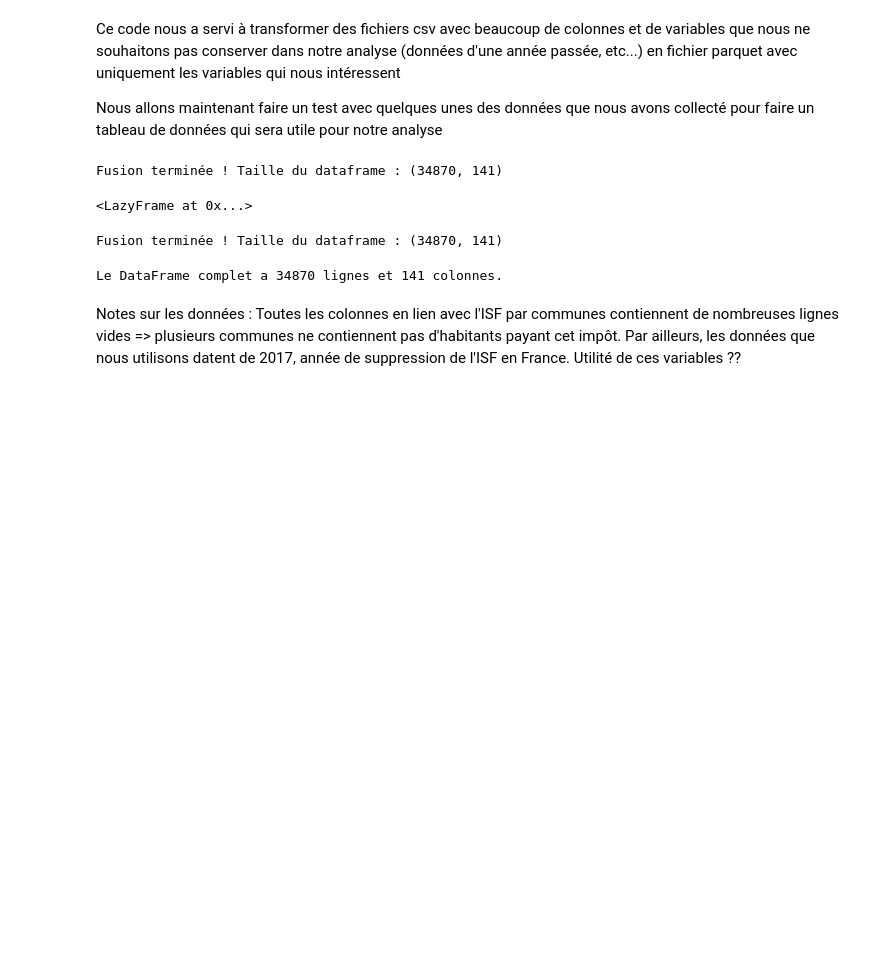
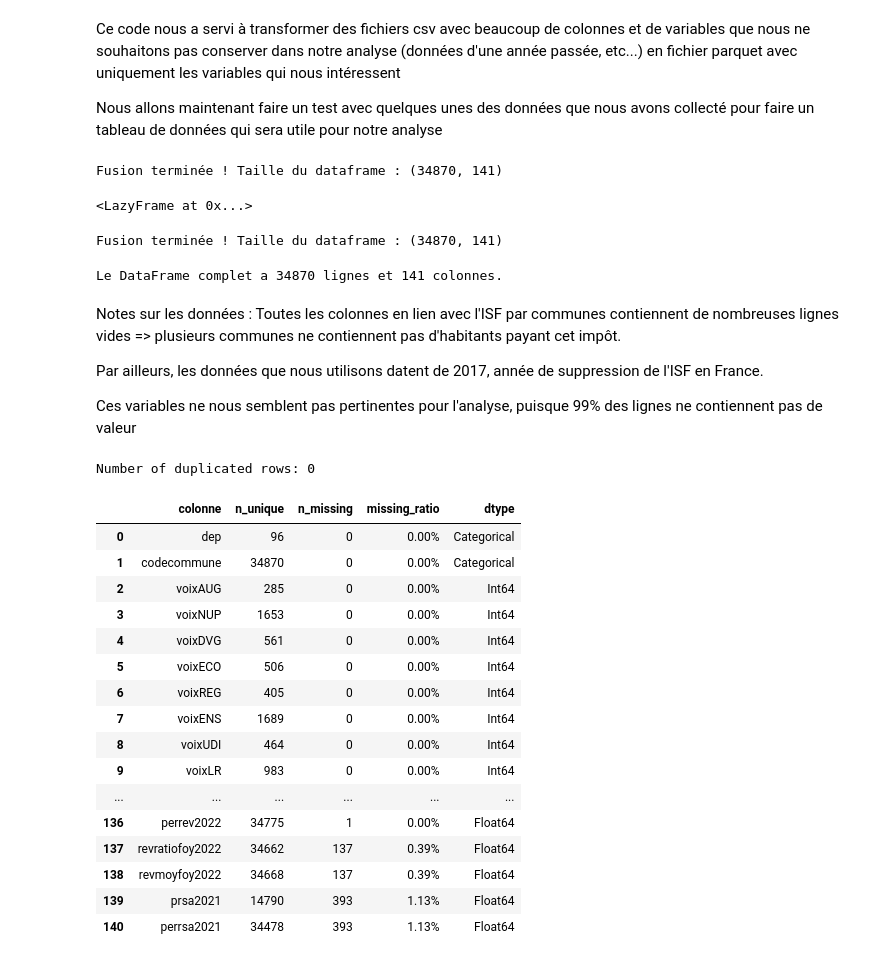
Before and after one commit to clelia24/AD_projet, a Jupyter notebook: notebook d'analyse.ipynb, the cells around one changed output. Drawn from its saved outputs; the diff is of its cells as text; code cells hidden in the pictures; blank space fills up the shorter version.

```diff
--- a/notebook d'analyse.ipynb
+++ b/notebook d'analyse.ipynb
@@ -136,5 +136,68 @@ print(f"Le DataFrame complet a {shape[0]} lignes et {shape[1]} colonnes.")
 Le DataFrame complet a 34870 lignes et 141 colonnes.
 # %% [markdown]
 Notes sur les données : Toutes les colonnes en lien avec l'ISF par communes contiennent de nombreuses lignes vides => plusieurs communes ne contiennent pas d'habitants payant cet impôt.
+
 Par ailleurs, les données que nous utilisons datent de 2017, année de suppression de l'ISF en France.
-Utilité de ces variables ??
+
+Ces variables ne nous semblent pas pertinentes pour l'analyse, puisque 99% des lignes ne contiennent pas de valeur
+# %%
+import numpy as np
+import pandas as pd
+import polars as pl
+import seaborn as sns
+
+
+# 1. Compter les doublons (la méthode s'appelle is_duplicated)
+n_duplicated = data.is_duplicated().sum()
+print(f"Number of duplicated rows: {n_duplicated}\n")
+
+# 2. Créer le tableau de résumé de la qualité
+# En Polars, on itère souvent sur les colonnes pour reconstruire ce genre de dictionnaire
+df_quality = pl.DataFrame({
+    "colonne": data.columns,
+    "n_unique": [data[col].n_unique() for col in data.columns],
+    "n_missing": [data[col].null_count() for col in data.columns],
+    "missing_ratio": [data[col].null_count() / data.height for col in data.columns],
+    "dtype": [str(data[col].dtype) for col in data.columns]
+})
+
+# Si vous aviez créé df_quality avec Polars, on le passe en Pandas juste pour le design
+df_visuel = df_quality.to_pandas()
+
+# On applique des couleurs et des barres de progression
+affichage_colore = (
+    df_visuel.style
+    # Met un dégradé rouge sur les valeurs manquantes (plus c'est rouge, plus il en manque)
+    .background_gradient(subset=['n_missing', 'missing_ratio'], cmap='Reds')
+
+    # Ajoute une petite barre bleue pour visualiser la quantité de valeurs uniques
+    .bar(subset=['n_unique'], color='#5fba7d')
+
+    # Formate le ratio en vrai pourcentage lisible (ex: 0.15 -> 15.00%)
+    .format({'missing_ratio': '{:.2%}'})
+
+    # Optionnel : met en gras le nom des colonnes (Correction ici : .map au lieu de .applymap)
+    .map(lambda x: 'font-weight: bold', subset=['colonne'])
+)
+
+# Affiche le rendu
+affichage_colore
+# %% [output]
+Number of duplicated rows: 0
+|  | colonne | n_unique | n_missing | missing_ratio | dtype |
+| 0 | dep | 96 | 0 | 0.00% | Categorical |
+| 1 | codecommune | 34870 | 0 | 0.00% | Categorical |
+| 2 | voixAUG | 285 | 0 | 0.00% | Int64 |
+| 3 | voixNUP | 1653 | 0 | 0.00% | Int64 |
+| 4 | voixDVG | 561 | 0 | 0.00% | Int64 |
+| 5 | voixECO | 506 | 0 | 0.00% | Int64 |
+| 6 | voixREG | 405 | 0 | 0.00% | Int64 |
+| 7 | voixENS | 1689 | 0 | 0.00% | Int64 |
+| 8 | voixUDI | 464 | 0 | 0.00% | Int64 |
+| 9 | voixLR | 983 | 0 | 0.00% | Int64 |
+| ... | ... | ... | ... | ... | ... |
+| 136 | perrev2022 | 34775 | 1 | 0.00% | Float64 |
+| 137 | revratiofoy2022 | 34662 | 137 | 0.39% | Float64 |
+| 138 | revmoyfoy2022 | 34668 | 137 | 0.39% | Float64 |
+| 139 | prsa2021 | 14790 | 393 | 1.13% | Float64 |
+| 140 | perrsa2021 | 34478 | 393 | 1.13% | Float64 |
```
Also changed, not shown: parts of 1 cell of this notebook, 1 other file.
